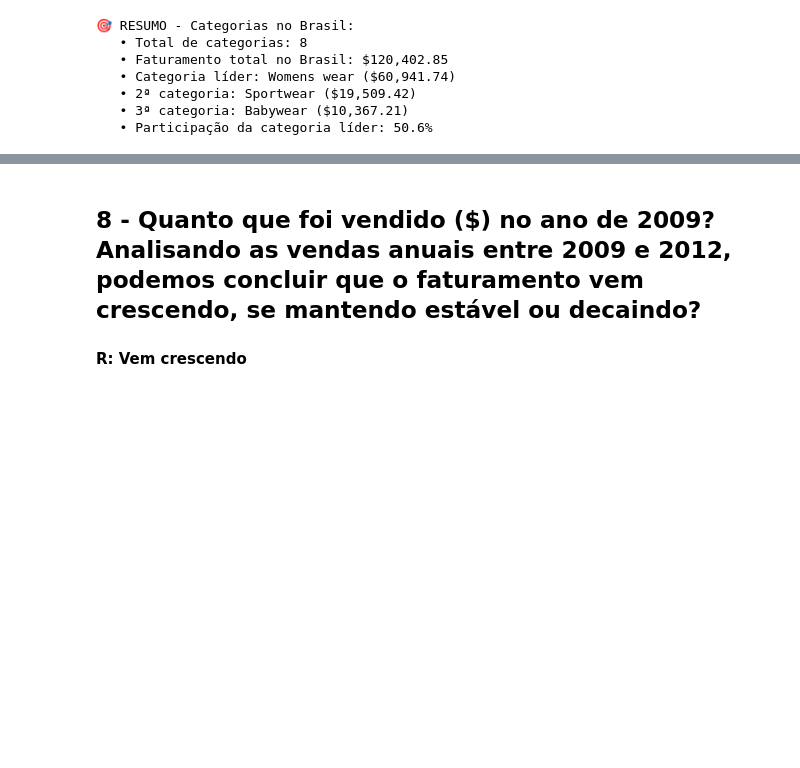
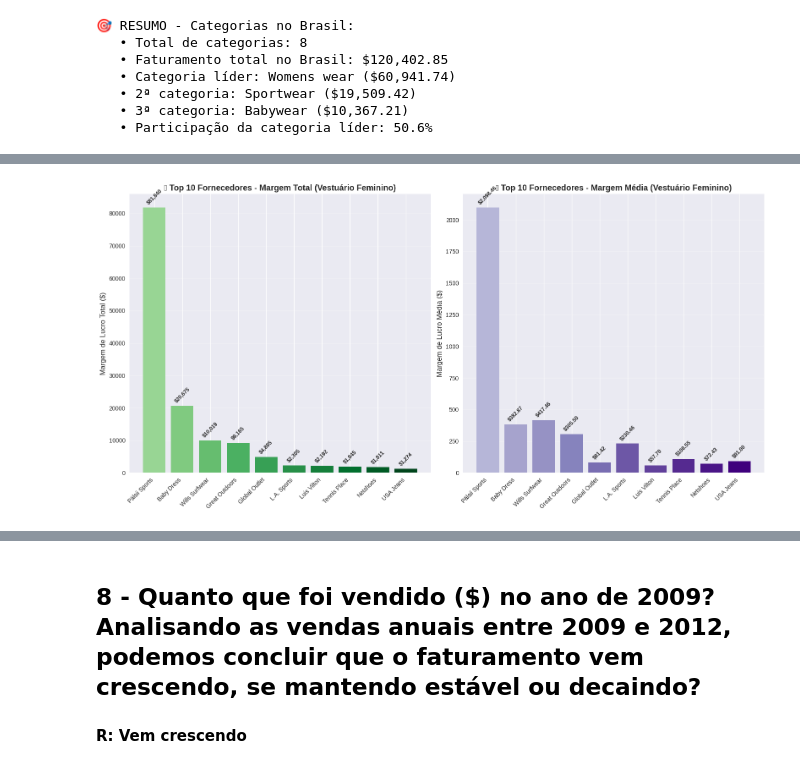
Before and after one commit to filipe-rds/BI-Atividade-1, a Jupyter notebook: notebooks/notebook.ipynb, the cells around one changed output, grey strips where cells are left out. Cells and saved outputs as stored; diff of their text form; code cells hidden in the pictures; blank space fills up the shorter version.

```diff
--- a/notebooks/notebook.ipynb
+++ b/notebooks/notebook.ipynb
@@ -222,0 +469,91 @@ print(f"   • Participação da categoria líder: {(df_categorias_maior_faturam
+# %%
+query_fornecedores_margem_vestuario_feminino = """
+SELECT
+    f.nome AS fornecedor,
+    SUM(v.margem_bruta) AS margem_total,
+    COUNT(v.id) AS num_vendas,
+    AVG(v.margem_bruta) AS margem_media
+FROM vendas v
+JOIN produtos p ON v.produto_id = p.id
+JOIN fornecedores f ON p.fornecedor_id = f.id
+JOIN categorias cat ON p.categoria_id = cat.id
+WHERE cat.nome ILIKE %s OR cat.nome ILIKE %s
+GROUP BY f.nome
+ORDER BY margem_total DESC;
+"""
+
+# Definindo os parâmetros
+params = ('%women%', '%feminino%')
+
+# Executando a consulta com parâmetros
+df_fornecedores_margem_vestuario_feminino = pd.read_sql(query_fornecedores_margem_vestuario_feminino, engine, params=params)
+
+df_fornecedores_margem_vestuario_feminino
+
+# Gráficos para análise de margem de lucro
+fig, (ax1, ax2) = plt.subplots(1, 2, figsize=(16, 8))
+
+if len(df_fornecedores_margem_vestuario_feminino) > 0:
+    # Gráfico 1: Margem total por fornecedor
+    top_10_fornecedores = df_fornecedores_margem_vestuario_feminino.head(10)
+    bars1 = ax1.bar(range(len(top_10_fornecedores)), top_10_fornecedores['margem_total'],
+                    color=plt.cm.Greens(np.linspace(0.4, 1, len(top_10_fornecedores))))
+    ax1.set_xticks(range(len(top_10_fornecedores)))
+    ax1.set_xticklabels(top_10_fornecedores['fornecedor'], rotation=45, ha='right')
+    ax1.set_title('👗 Top 10 Fornecedores - Margem Total (Vestuário Feminino)', fontsize=14, fontweight='bold')
+    ax1.set_ylabel('Margem de Lucro Total ($)', fontsize=12)
+    ax1.grid(True, alpha=0.3, axis='y')
+
+    # Adicionar valores nas barras
+    for i, bar in enumerate(bars1):
+        height = bar.get_height()
+        ax1.annotate(f'${height:,.0f}',
+                    xy=(bar.get_x() + bar.get_width() / 2, height),
+                    xytext=(0, 3), textcoords="offset points",
+                    ha='center', va='bottom', fontsize=9, fontweight='bold', rotation=45)
+
+    # Gráfico 2: Margem média por fornecedor
+    bars2 = ax2.bar(range(len(top_10_fornecedores)), top_10_fornecedores['margem_media'],
+                    color=plt.cm.Purples(np.linspace(0.4, 1, len(top_10_fornecedores))))
+    ax2.set_xticks(range(len(top_10_fornecedores)))
+    ax2.set_xticklabels(top_10_fornecedores['fornecedor'], rotation=45, ha='right')
+    ax2.set_title('📊 Top 10 Fornecedores - Margem Média (Vestuário Feminino)', fontsize=14, fontweight='bold')
+    ax2.set_ylabel('Margem de Lucro Média ($)', fontsize=12)
+    ax2.grid(True, alpha=0.3, axis='y')
+
+    # Adicionar valores nas barras
+    for i, bar in enumerate(bars2):
+        height = bar.get_height()
+        ax2.annotate(f'${height:,.2f}',
+                    xy=(bar.get_x() + bar.get_width() / 2, height),
+                    xytext=(0, 3), textcoords="offset points",
+                    ha='center', va='bottom', fontsize=9, fontweight='bold', rotation=45)
+
+    plt.tight_layout()
+    plt.show()
+
+    # Gráfico de pizza para distribuição da margem
+    fig_pie = px.pie(top_10_fornecedores, values='margem_total', names='fornecedor',
+                     title='🥧 Distribuição da Margem de Lucro - Vestuário Feminino')
+    fig_pie.update_traces(textposition='inside', textinfo='percent+label')
+    fig_pie.update_layout(font=dict(size=12))
+    fig_pie.show()
+
+    # Resumo estatístico
+    print(f"\n🎯 RESUMO - Vestuário Feminino:")
+    print(f"   • Total de fornecedores: {len(df_fornecedores_margem_vestuario_feminino)}")
+    print(f"   • Margem total do segmento: ${df_fornecedores_margem_vestuario_feminino['margem_total'].sum():,.2f}")
+    print(f"   • Melhor fornecedor: {df_fornecedores_margem_vestuario_feminino.iloc[0]['fornecedor']} (${df_fornecedores_margem_vestuario_feminino.iloc[0]['margem_total']:,.2f})")
+    print(f"   • Margem média do líder: ${df_fornecedores_margem_vestuario_feminino.iloc[0]['margem_media']:,.2f}")
+    print(f"   • Número de vendas do líder: {df_fornecedores_margem_vestuario_feminino.iloc[0]['num_vendas']}")
+    print(f"   • Participação do líder: {(df_fornecedores_margem_vestuario_feminino.iloc[0]['margem_total']/df_fornecedores_margem_vestuario_feminino['margem_total'].sum())*100:.1f}%")
+
+else:
+    ax1.text(0.5, 0.5, '⚠️ Nenhum fornecedor encontrado\npara Vestuário Feminino',
+             ha='center', va='center', transform=ax1.transAxes, fontsize=14)
+    ax2.text(0.5, 0.5, '⚠️ Nenhum fornecedor encontrado\npara Vestuário Feminino',
+             ha='center', va='center', transform=ax2.transAxes, fontsize=14)
+    plt.show()
+    print("⚠️ Nenhum registro encontrado para Vestuário Feminino")
+# %% [output]
+[figure, added]
```
Also changed, not shown: parts of 14 cells of this notebook, 1 other file.
